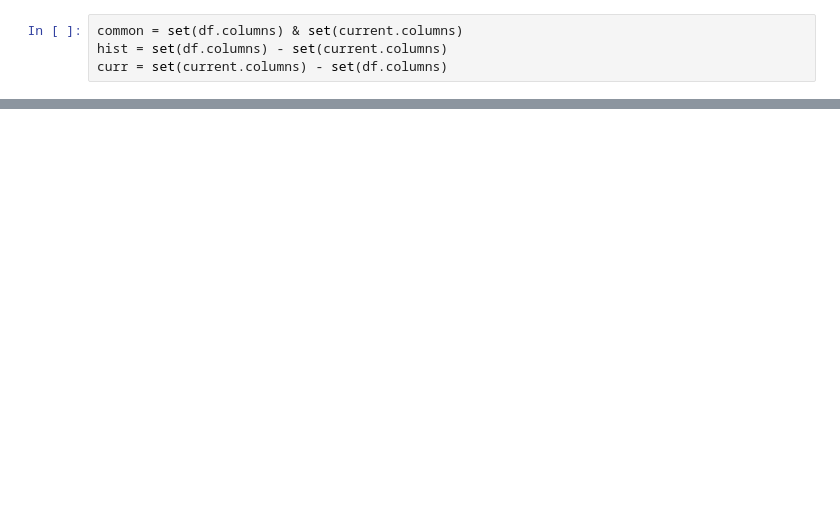
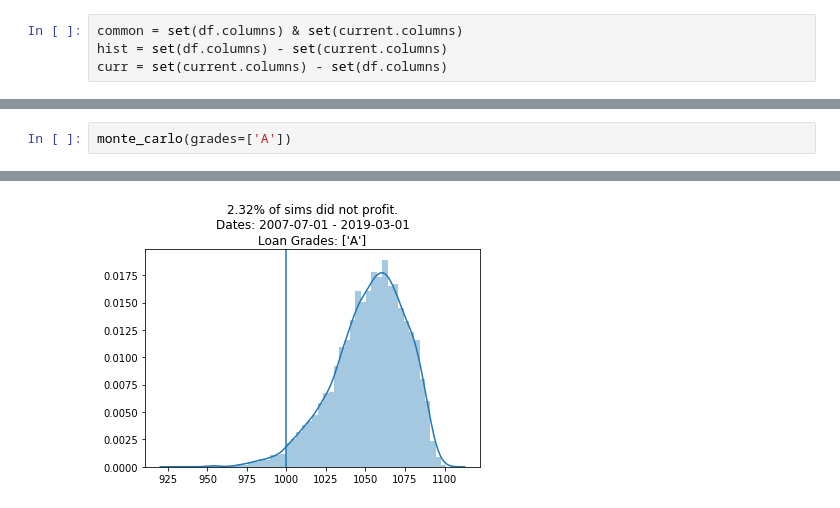
Before and after one commit to LambdaSchool/DS-Unit-2-Classification-2, a Jupyter notebook: Paul_K_Classification_2.ipynb, the cells around one changed output, grey strips where cells are left out. Drawn from its saved outputs; the diff is of its cells as text; blank space fills up the shorter version.

```diff
--- a/Paul_K_Classification_2.ipynb
+++ b/Paul_K_Classification_2.ipynb
@@ -56,0 +189,3 @@ dic.head()
+# %%
+monte_carlo(grades=['A'])
+# %% [output]
@@ -56,0 +193 @@ dic.head()
+[figure, added]
```
Also changed, not shown: parts of 56 cells of this notebook.
